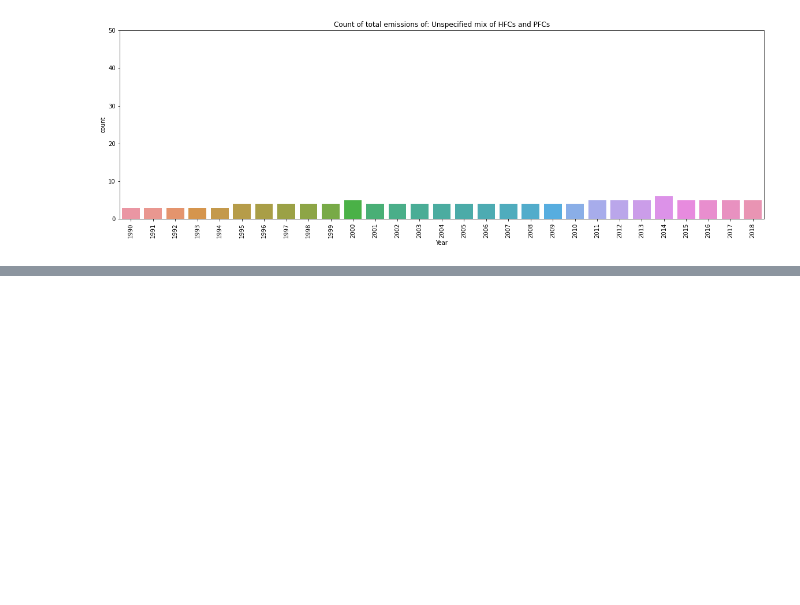
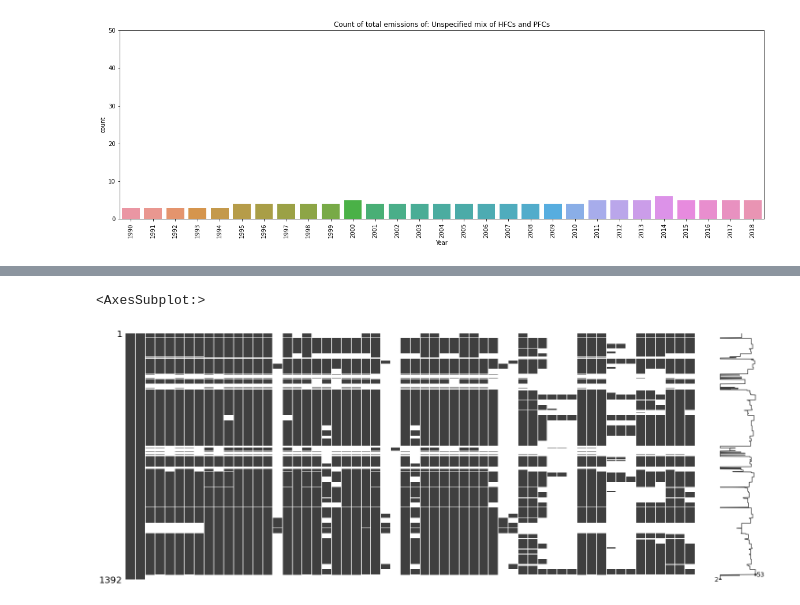
Before and after one commit to OpenGeoScales/ogs-data-exploration, a Jupyter notebook: notebooks/ghg-emissions/oecd/oecd-data-exploration.ipynb, the cells around one changed output, grey strips where cells are left out. Saved outputs shown, nothing was run; the diff lists cells and outputs as text; code cells hidden in the pictures; blank space fills up the shorter version.

```diff
--- a/notebooks/ghg-emissions/oecd/oecd-data-exploration.ipynb
+++ b/notebooks/ghg-emissions/oecd/oecd-data-exploration.ipynb
@@ -303,0 +254,6 @@ oecd_final
+# %%
+# Visualization of missing values
+msno.matrix(oecd_final)
+# %% [output]
+<AxesSubplot:>
+[figure, added]
```
Also changed, not shown: parts of 31 cells of this notebook.
